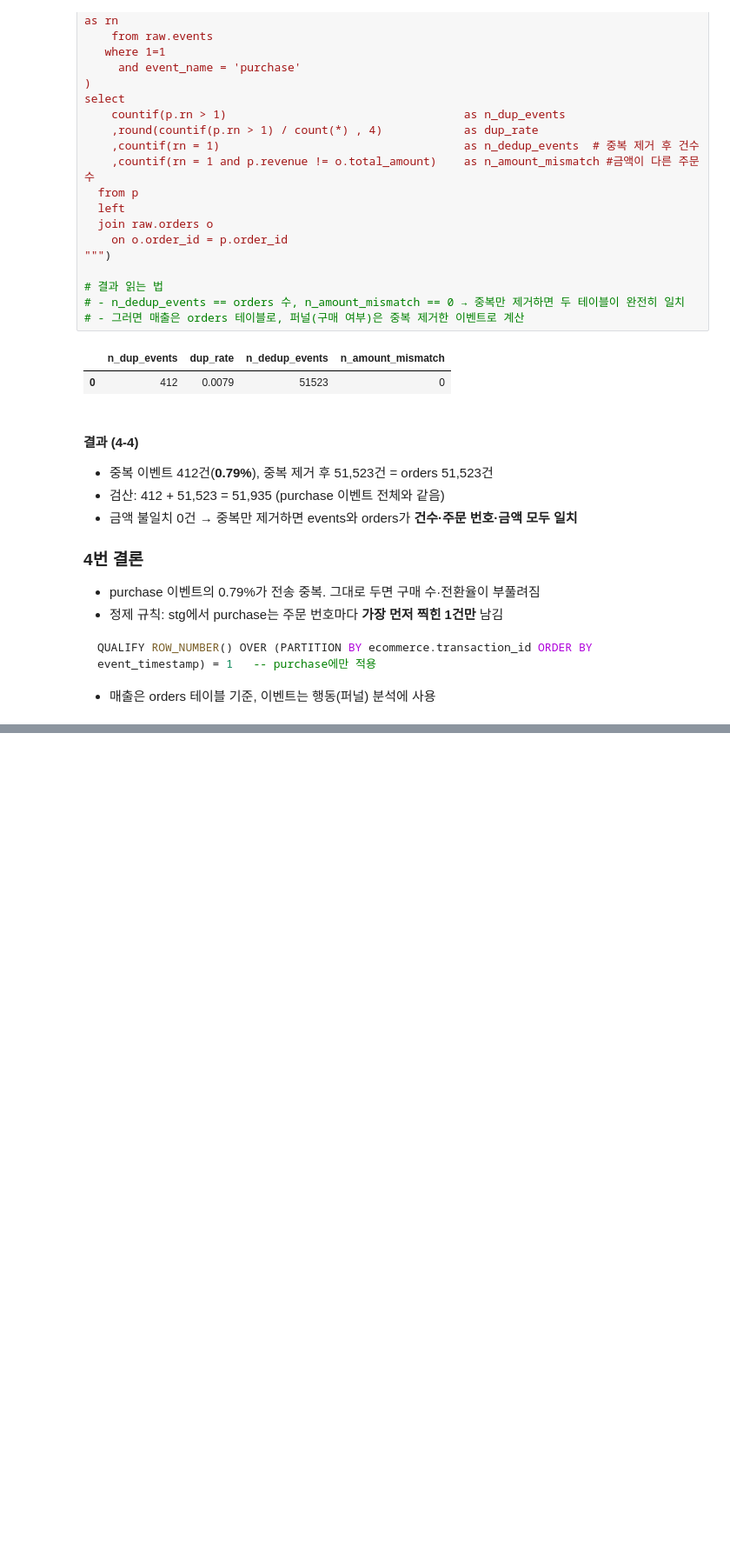
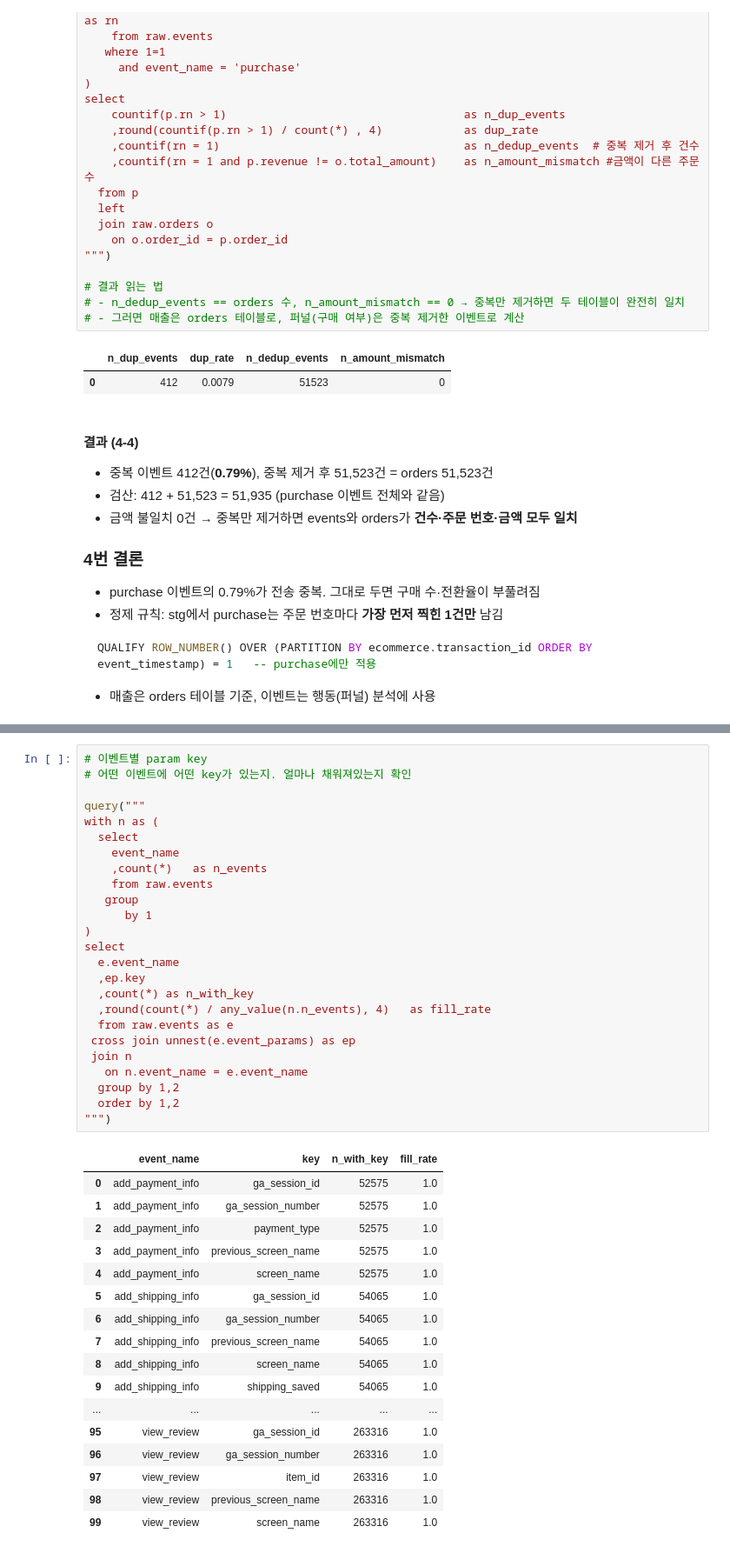
Before and after one commit to YURI0822/beauty-checkout-ab-test, a Jupyter notebook: notebooks/02_quality_check.ipynb, the cells around one changed output, grey strips where cells are left out. Shown at 87% size. Saved outputs shown, nothing was run; the diff lists cells and outputs as text; blank space fills up the shorter version.

```diff
--- a/notebooks/02_quality_check.ipynb
+++ b/notebooks/02_quality_check.ipynb
@@ -653,0 +661,43 @@ QUALIFY ROW_NUMBER() OVER (PARTITION BY ecommerce.transaction_id ORDER BY event_
+# %%
+# 이벤트별 param key
+# 어떤 이벤트에 어떤 key가 있는지. 얼마나 채워져있는지 확인
+
+query("""
+with n as (
+  select
+    event_name
+    ,count(*)   as n_events
+    from raw.events
+   group
+      by 1
+)
+select
+  e.event_name
+  ,ep.key
+  ,count(*) as n_with_key
+  ,round(count(*) / any_value(n.n_events), 4)   as fill_rate
+  from raw.events as e
+ cross join unnest(e.event_params) as ep
+ join n
+   on n.event_name = e.event_name
+  group by 1,2
+  order by 1,2
+""")
+# %% [output]
+|  | event_name | key | n_with_key | fill_rate |
+| 0 | add_payment_info | ga_session_id | 52575 | 1.0 |
+| 1 | add_payment_info | ga_session_number | 52575 | 1.0 |
+| 2 | add_payment_info | payment_type | 52575 | 1.0 |
+| 3 | add_payment_info | previous_screen_name | 52575 | 1.0 |
+| 4 | add_payment_info | screen_name | 52575 | 1.0 |
+| 5 | add_shipping_info | ga_session_id | 54065 | 1.0 |
+| 6 | add_shipping_info | ga_session_number | 54065 | 1.0 |
+| 7 | add_shipping_info | previous_screen_name | 54065 | 1.0 |
+| 8 | add_shipping_info | screen_name | 54065 | 1.0 |
+| 9 | add_shipping_info | shipping_saved | 54065 | 1.0 |
+| ... | ... | ... | ... | ... |
+| 95 | view_review | ga_session_id | 263316 | 1.0 |
+| 96 | view_review | ga_session_number | 263316 | 1.0 |
+| 97 | view_review | item_id | 263316 | 1.0 |
+| 98 | view_review | previous_screen_name | 263316 | 1.0 |
+| 99 | view_review | screen_name | 263316 | 1.0 |
```
Also changed, not shown: parts of 7 cells of this notebook.
